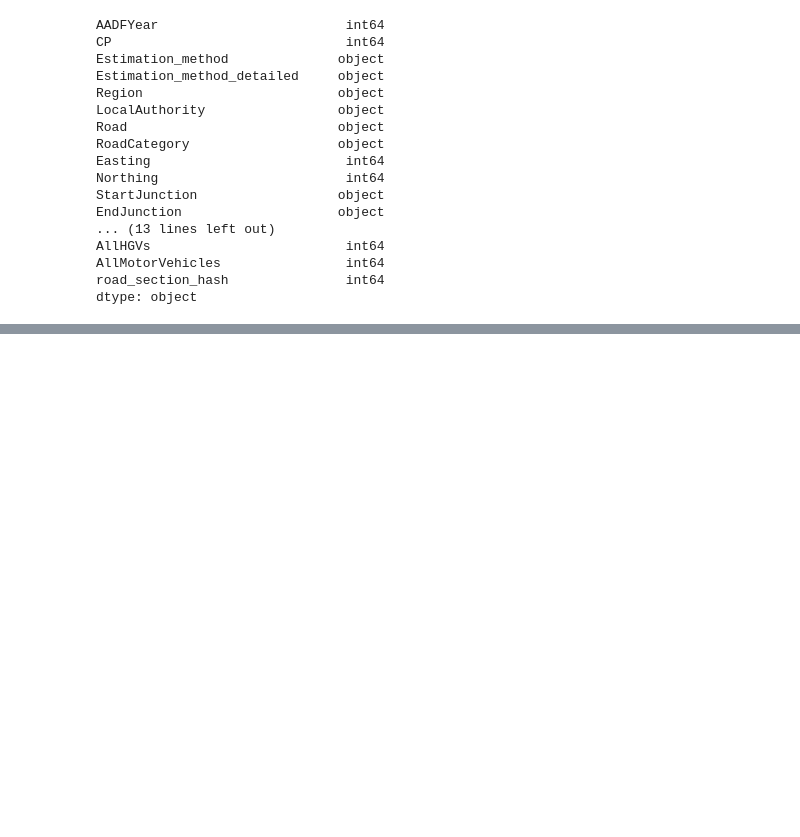
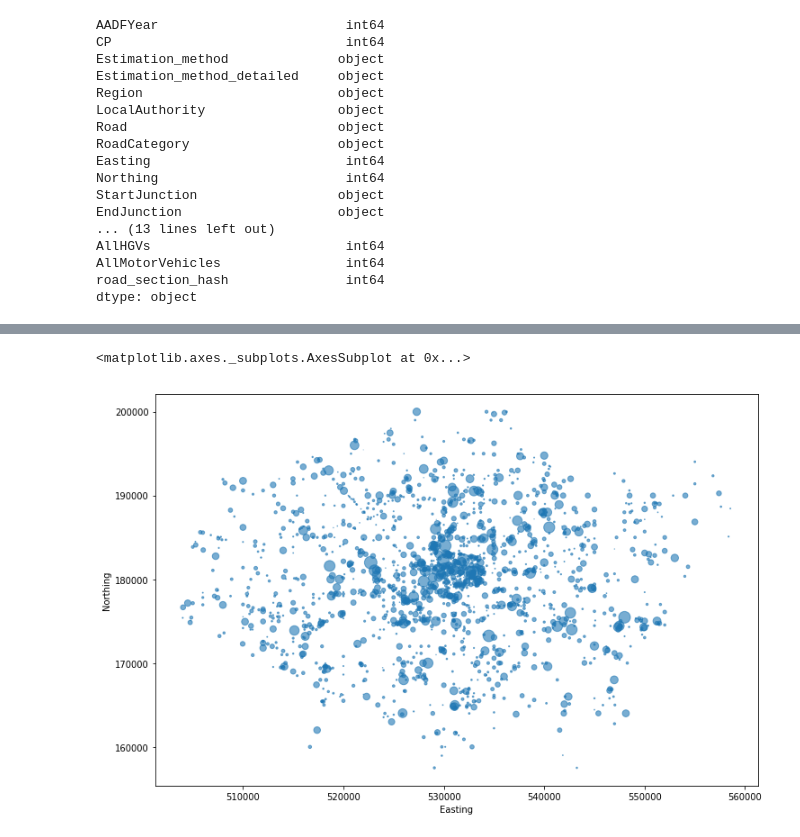
Before and after one commit to overington/Project-network-graphing-with-python, a Jupyter notebook: report.ipynb, the cells around one changed output, grey strips where cells are left out. Saved outputs shown, nothing was run; the diff lists cells and outputs as text; code cells hidden in the pictures; blank space fills up the shorter version.

```diff
--- a/report.ipynb
+++ b/report.ipynb
@@ -75,0 +72,6 @@ london_df.describe()
+# %%
+# Show the busiest roads of a specific type of traffic for a specific year ()
+london_df[london_df['AADFYear']==2017].plot.scatter(x='Easting', y='Northing', figsize=(12,8), s=london_df.PedalCycles/20, alpha=0.6)
+# %% [output]
+<matplotlib.axes._subplots.AxesSubplot at 0x...>
+[figure, added]
```
Also changed, not shown: parts of 13 cells of this notebook.
